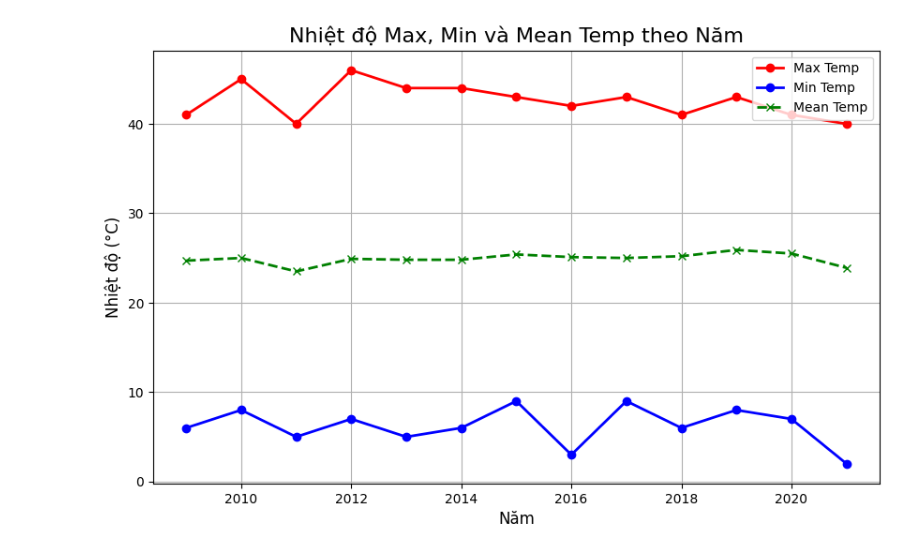
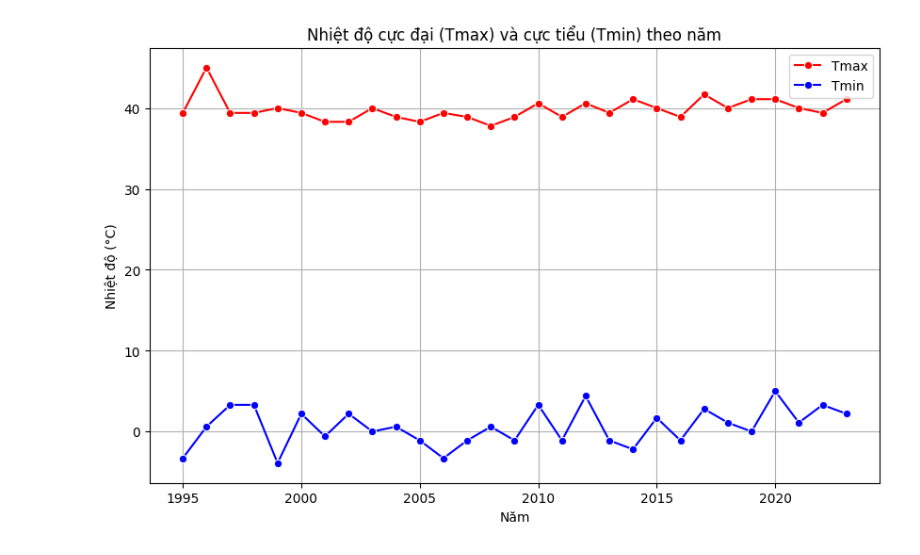
Before and after one commit to huyvanzzz/Data-Processing-Programming, a Jupyter notebook: huyvan/Temperature.ipynb, the cells around one changed output. Cells and saved outputs as stored; diff of their text form; code cells hidden in the pictures.

```diff
--- a/huyvan/Temperature.ipynb
+++ b/huyvan/Temperature.ipynb
@@ -178,28 +243,12 @@ yearly_stats.to_csv('year_temp.csv', index=False)
-# %%
-import pandas as pd
-import matplotlib.pyplot as plt
-
-# Đọc file CSV
-df = pd.read_csv('year_temp.csv')
-
-# Vẽ biểu đồ
-plt.figure(figsize=(10, 6))
-
-# Vẽ nhiệt độ max, min và mean_temp theo năm
-plt.plot(df['year'], df['max'], label='Max Temp', color='red', marker='o', linestyle='-', linewidth=2)
-plt.plot(df['year'], df['min'], label='Min Temp', color='blue', marker='o', linestyle='-', linewidth=2)
-plt.plot(df['year'], df['mean_temp'], label='Mean Temp', color='green', marker='x', linestyle='--', linewidth=2)
-
-# Thêm tiêu đề và nhãn
-plt.title('Nhiệt độ Max, Min và Mean Temp theo Năm', fontsize=16)
-plt.xlabel('Năm', fontsize=12)
-plt.ylabel('Nhiệt độ (°C)', fontsize=12)
-
-# Thêm chú thích
-plt.legend()
-
-# Hiển thị biểu đồ
-plt.grid(True)
-plt.show()
-# %% [output]
-[figure, removed]
+# %%
+plt.figure(figsize=(10, 6))
+sns.lineplot(data=df, x='Year', y='Tmax', marker='o', color='red', label='Tmax')
+sns.lineplot(data=df, x='Year', y='Tmin', marker='o', color='blue', label='Tmin')
+plt.title('Nhiệt độ cực đại (Tmax) và cực tiểu (Tmin) theo năm')
+plt.xlabel('Năm')
+plt.ylabel('Nhiệt độ (°C)')
+plt.legend()
+plt.grid(True)
+plt.show()
+# %% [output]
+[figure, added]
```
Also changed, not shown: parts of 29 cells of this notebook, 7 other files.
